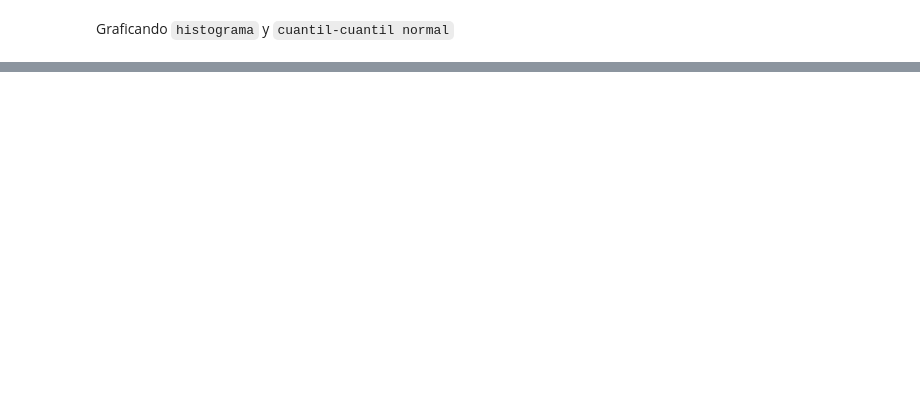
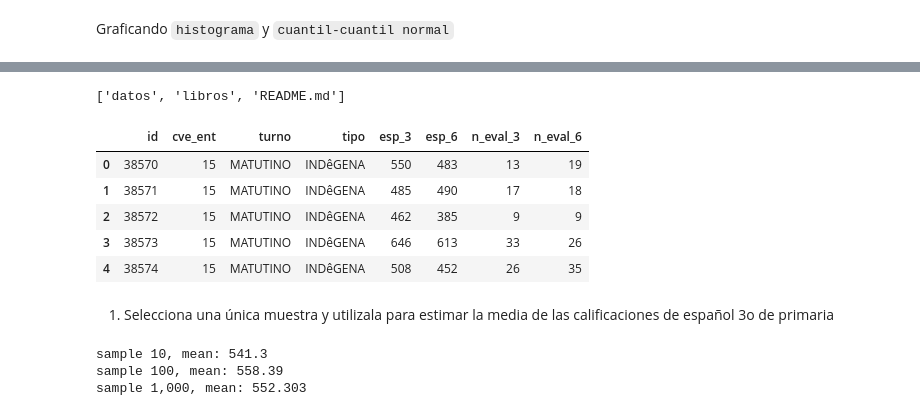
Before and after one commit to CAMM961001/itam-mcd, a Jupyter notebook: fundamentos-estadisticos/libros/04_bootstrap.ipynb, the cells around one changed output, grey strips where cells are left out. Drawn from its saved outputs; the diff is of its cells as text; code cells hidden in the pictures; blank space fills up the shorter version.

Commit message:
Bootstrap

```diff
--- a/fundamentos-estadisticos/libros/04_bootstrap.ipynb
+++ b/fundamentos-estadisticos/libros/04_bootstrap.ipynb
@@ -165,0 +190,35 @@ plt.show()
+# %%
+path_asignatura = "fundamentos-estadisticos"
+path_asignatura = os.path.join(path_universal, path_asignatura)
+os.listdir(path_asignatura)
+# %% [output]
+['datos', 'libros', 'README.md']
+# %%
+#Se obtiene dataset original
+file_path = "datos\\enlace_15.csv"
+enlace = pd.read_csv(os.path.join(path_asignatura, file_path))
+enlace.head()
+# %% [output]
+|  | id | cve_ent | turno | tipo | esp_3 | esp_6 | n_eval_3 | n_eval_6 |
+| 0 | 38570 | 15 | MATUTINO | INDêGENA | 550 | 483 | 13 | 19 |
+| 1 | 38571 | 15 | MATUTINO | INDêGENA | 485 | 490 | 17 | 18 |
+| 2 | 38572 | 15 | MATUTINO | INDêGENA | 462 | 385 | 9 | 9 |
+| 3 | 38573 | 15 | MATUTINO | INDêGENA | 646 | 613 | 33 | 26 |
+| 4 | 38574 | 15 | MATUTINO | INDêGENA | 508 | 452 | 26 | 35 |
+# %% [markdown]
+1) Selecciona una única muestra y utilizala para estimar la media de las calificaciones de español 3o de primaria
+# %%
+n = {'n': [10, 100, 1_000],
+    'sample': [],
+    'std_err': [],
+    'bootstrap_dist': []}
+
+#Seleccionando muestra única
+for i in n['n']:
+    sample = enlace['esp_3'].sample(i)
+    n['sample'].append(sample)
+    print(f"sample {i:,}, mean: {sample.mean()}")
+# %% [output]
+sample 10, mean: 541.3
+sample 100, mean: 558.39
+sample 1,000, mean: 552.303
```
Also changed, not shown: parts of 25 cells of this notebook.
